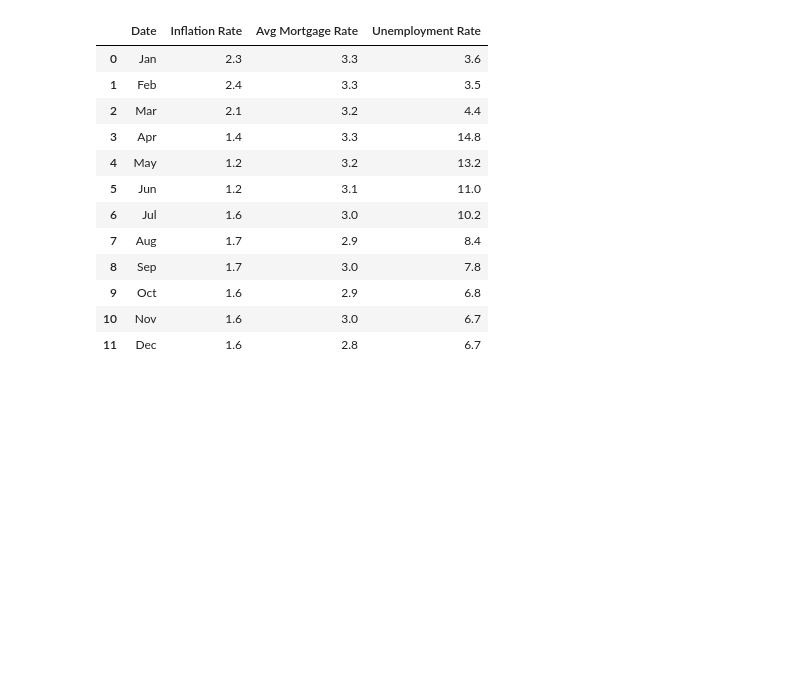
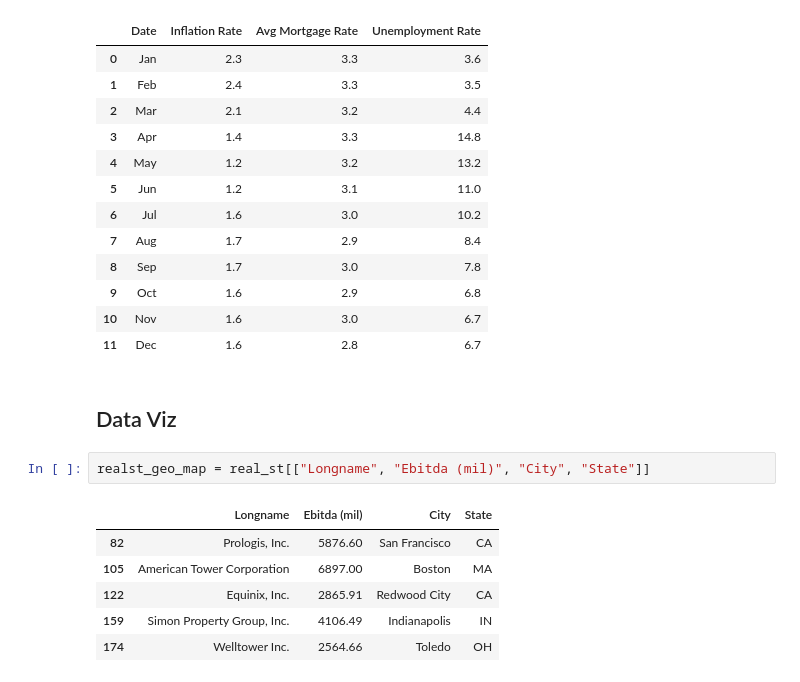
Before and after one commit to icherniavskyi/project-1, a Jupyter notebook: data_analysis.ipynb, the cells around one changed output. Cells and saved outputs as stored; diff of their text form; blank space fills up the shorter version.

```diff
--- a/data_analysis.ipynb
+++ b/data_analysis.ipynb
@@ -192,3 +132,14 @@ clean_rates
 | 9 | Oct | 1.6 | 2.9 | 6.8 |
 | 10 | Nov | 1.6 | 3.0 | 6.7 |
 | 11 | Dec | 1.6 | 2.8 | 6.7 |
+# %% [markdown]
+## Data Viz
+# %%
+realst_geo_map = real_st[["Longname", "Ebitda (mil)", "City", "State"]]
+# %% [output]
+|  | Longname | Ebitda (mil) | City | State |
+| 82 | Prologis, Inc. | 5876.60 | San Francisco | CA |
+| 105 | American Tower Corporation | 6897.00 | Boston | MA |
+| 122 | Equinix, Inc. | 2865.91 | Redwood City | CA |
+| 159 | Simon Property Group, Inc. | 4106.49 | Indianapolis | IN |
+| 174 | Welltower Inc. | 2564.66 | Toledo | OH |
```
Also changed, not shown: parts of 13 cells of this notebook.
